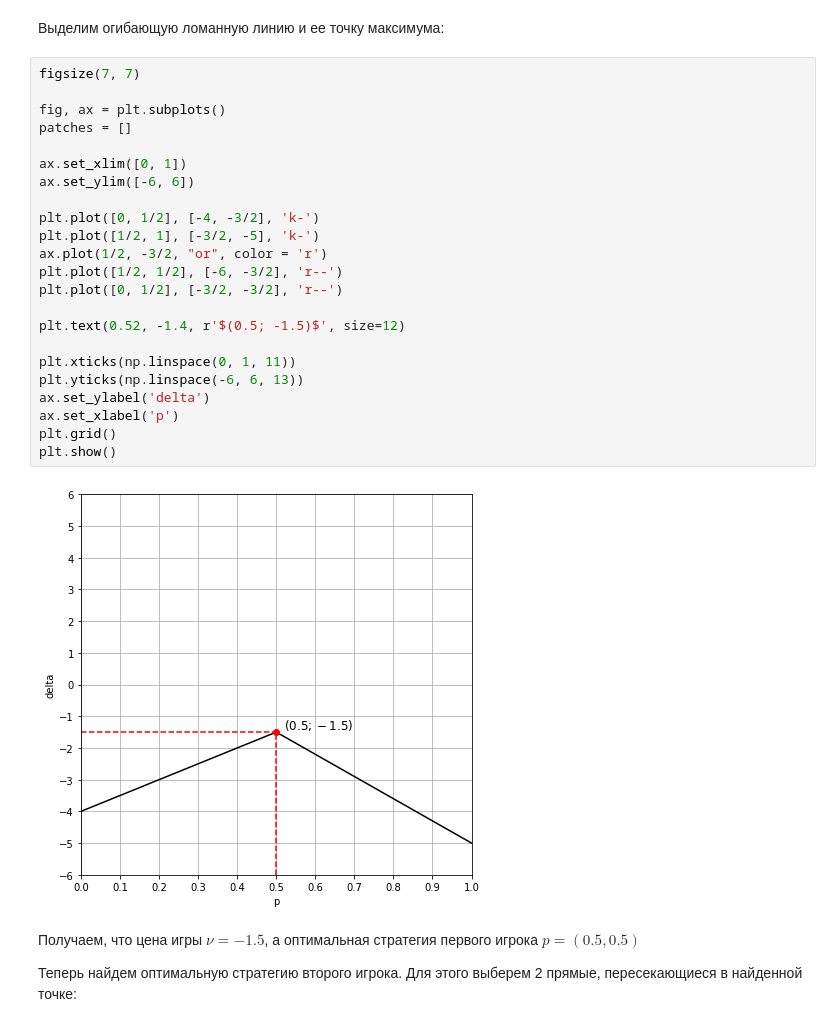
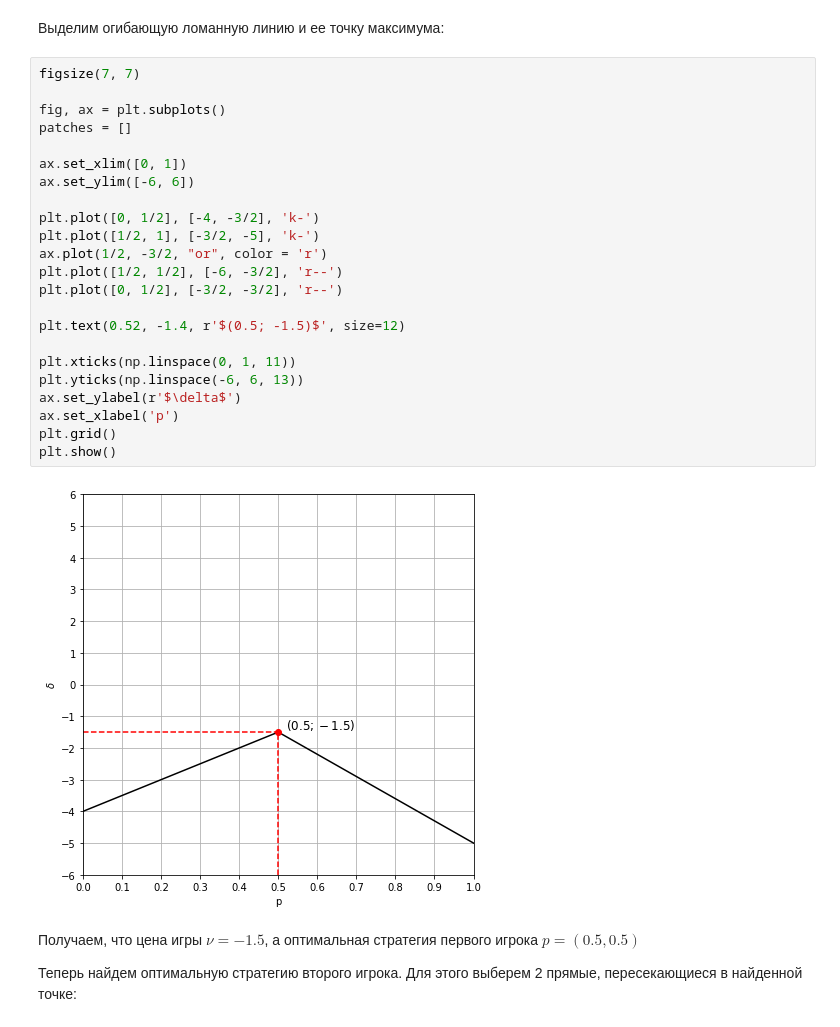
Before and after one commit to intgrf/decision-making-theory, a Jupyter notebook: hw1-game-theory.ipynb, the cells around one changed output. Saved outputs shown, nothing was run; the diff lists cells and outputs as text.

```diff
--- a/hw1-game-theory.ipynb
+++ b/hw1-game-theory.ipynb
@@ -217,28 +217,28 @@ plt.show()
 # %%
 figsize(7, 7)
 
 fig, ax = plt.subplots()
 patches = []
 
 ax.set_xlim([0, 1])
 ax.set_ylim([-6, 6])
 
 plt.plot([0, 1/2], [-4, -3/2], 'k-')
 plt.plot([1/2, 1], [-3/2, -5], 'k-')
 ax.plot(1/2, -3/2, "or", color = 'r')
 plt.plot([1/2, 1/2], [-6, -3/2], 'r--')
 plt.plot([0, 1/2], [-3/2, -3/2], 'r--')
 
 plt.text(0.52, -1.4, r'$(0.5; -1.5)$', size=12)
 
 plt.xticks(np.linspace(0, 1, 11))
 plt.yticks(np.linspace(-6, 6, 13))
-ax.set_ylabel('delta')
+ax.set_ylabel(r'$\delta$')
 ax.set_xlabel('p')
 plt.grid()
 plt.show()
 # %% [output]
-[figure, old version]
+[figure, new version]
 # %% [markdown]
 Получаем, что цена игры $\nu = -1.5$, а оптимальная стратегия первого игрока $p=(0.5, 0.5)$
 
```
Also changed, not shown: parts of 5 cells of this notebook.
